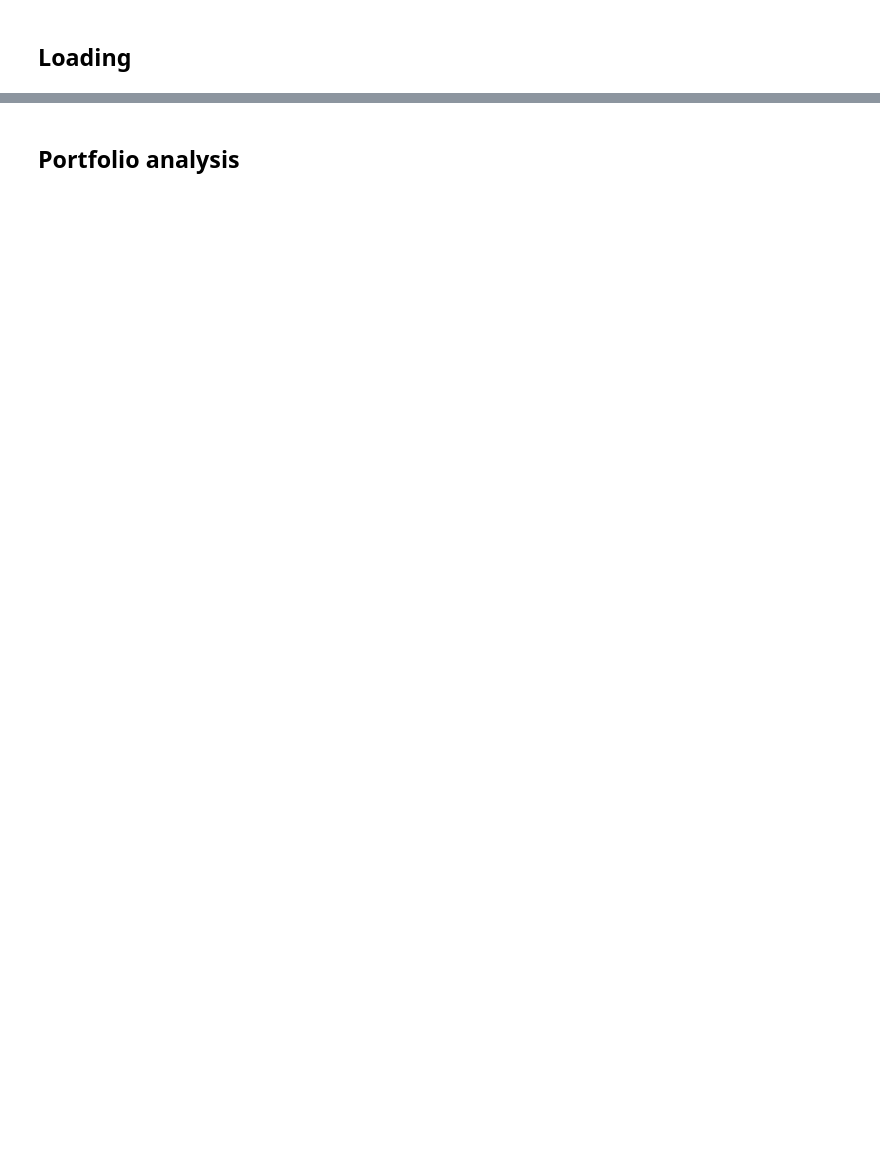
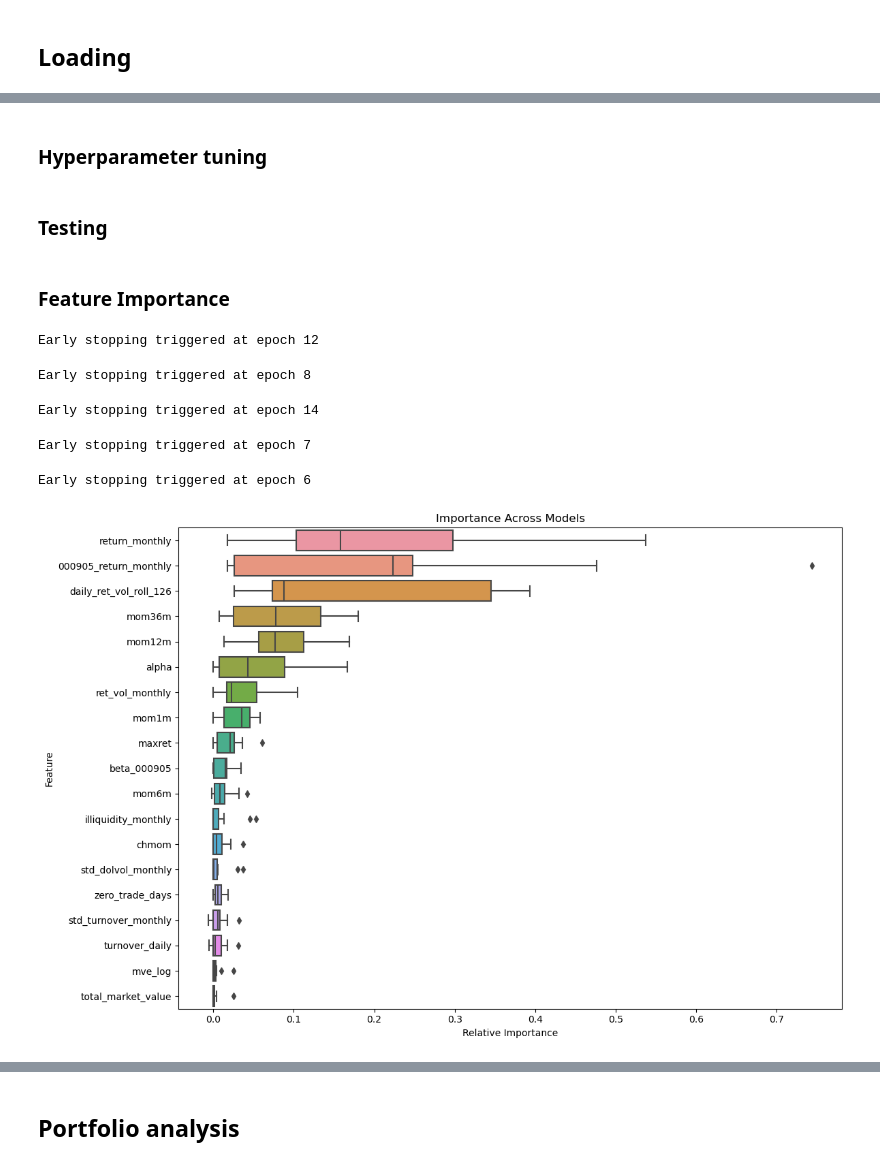
Before and after one commit to howie-zeng/Chinese-Stock-Market-Analysis--Long-Term-Trends, a Jupyter notebook: test.ipynb, the cells around one changed output, grey strips where cells are left out. Drawn from its saved outputs; the diff is of its cells as text; code cells hidden in the pictures; blank space fills up the shorter version.

```diff
--- a/test.ipynb
+++ b/test.ipynb
@@ -164,0 +204,18 @@ importance_df.apply(lambda x: (x - x.min()) / (x.max() - x.min()), axis=0)
+# %%
+price_return_related = ['close', 'close_adj', 'return_daily', '000905_close',
+                        '000905_return_daily', 'beta'
+                        ]
+
+data_crruent = data_monthly_nona.drop(price_return_related,axis=1)
+# %%
+X_train, y_train, X_val, y_val, X_test, y_test = m.split_train_val_test(data_crruent.copy(), colsToDrop = ['excess_return'])
+input_dim=X_train.shape[1]
+
+print("Training set range:")
+print(X_train.index.min(), "to", X_train.index.max())
+
+print("Validation set range:")
+print(X_val.index.min(), "to", X_val.index.max())
+
+print("Testing set range:")
+print(X_test.index.min(), "to", X_test.index.max())
@@ -164,0 +229,2 @@ importance_df.apply(lambda x: (x - x.min()) / (x.max() - x.min()), axis=0)
+# %% [markdown]
+### Hyperparameter tuning
@@ -164,0 +246,31 @@ importance_df.apply(lambda x: (x - x.min()) / (x.max() - x.min()), axis=0)
+# %% [markdown]
+### Testing
+# %%
+model_classes = [
+    m.OLSModel(),
+    m.OLS3Model(),
+    m.PLSModel(),
+    m.LASSOModel(),
+    m.ElasticNetModel(),
+    m.GBRTModel(), #extremely slow
+    m.RFModel(),
+    m.XGBoostModel()
+]
+num_layers_range = range(1, 5+1)
+for num_layers in num_layers_range:
+    model_classes.append(m.NNModel(input_dim=input_dim, num_layers=num_layers))
+models_fitted, model_res, model_r_2 = m.fit_model(X_train, X_test,  X_val, y_val, y_train, y_test, model_classes)
+# %% [markdown]
+### Feature Importance
+# %%
+X_train, y_train, X_val, y_val, X_test, y_test = m.split_train_val_test(data_crruent.copy(), colsToDrop = ['excess_return'])
+importance_df_current = e.feature_importance(model_classes, X_train, y_train, X_val, y_val, features=X_train.columns, permutation_importance=True)
+mp.feature_importance_boxplot(importance_df_current)
+# sorted_df = mp.characteristic_feature_importance(importance_df_current)
+# %% [output]
+Early stopping triggered at epoch 12
+Early stopping triggered at epoch 8
+Early stopping triggered at epoch 14
+Early stopping triggered at epoch 7
+Early stopping triggered at epoch 6
+[figure, added]
```
Also changed, not shown: parts of 40 cells of this notebook, 4 other files.
